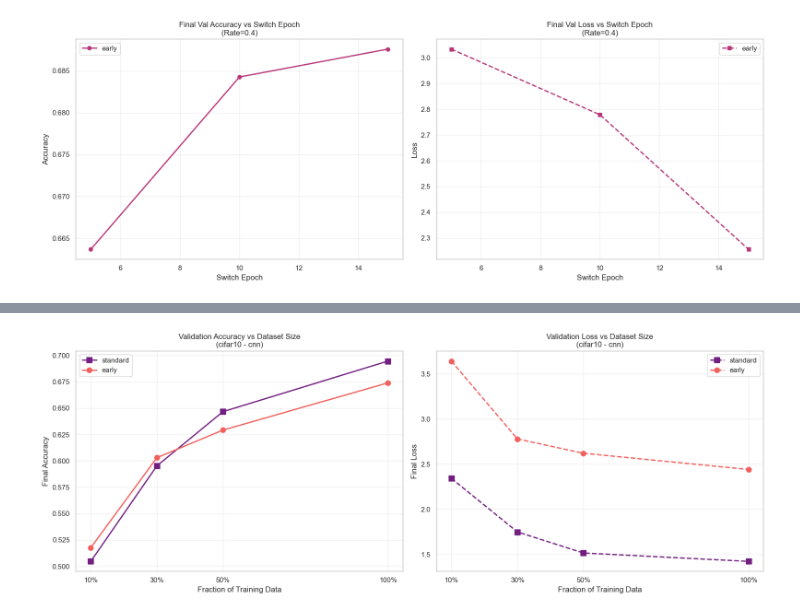
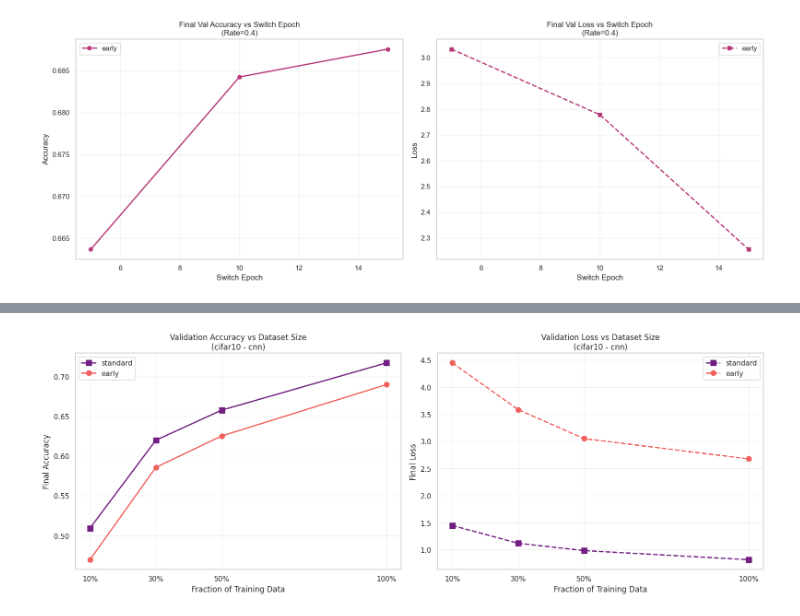
Before and after one commit to ArthurDanjou/DropoutReducesUnderfitting, a Jupyter notebook: pipeline_cifar10.ipynb, the cells around one changed output, grey strips where cells are left out. Cells and saved outputs as stored; diff of their text form; code cells hidden in the pictures.

```diff
--- a/pipeline_cifar10.ipynb
+++ b/pipeline_cifar10.ipynb
@@ -632,8 +634,8 @@ run_dataset_size_comparison(
     model_type="cnn",
     fractions=[0.1, 0.3, 0.5, 1.0],
     modes=["standard", "early"],
-    rate=0.1,
-    epochs=20,
+    rate=0.4,
+    epochs=30,
 )
 # %% [output]
 📊 Comparing Dataset Sizes Impact (Accuracy & Loss)
@@ -656 +658 @@ run_dataset_size_comparison(
-[figure, old version]
+[figure, new version]
```
Also changed, not shown: parts of 2 cells of this notebook.
